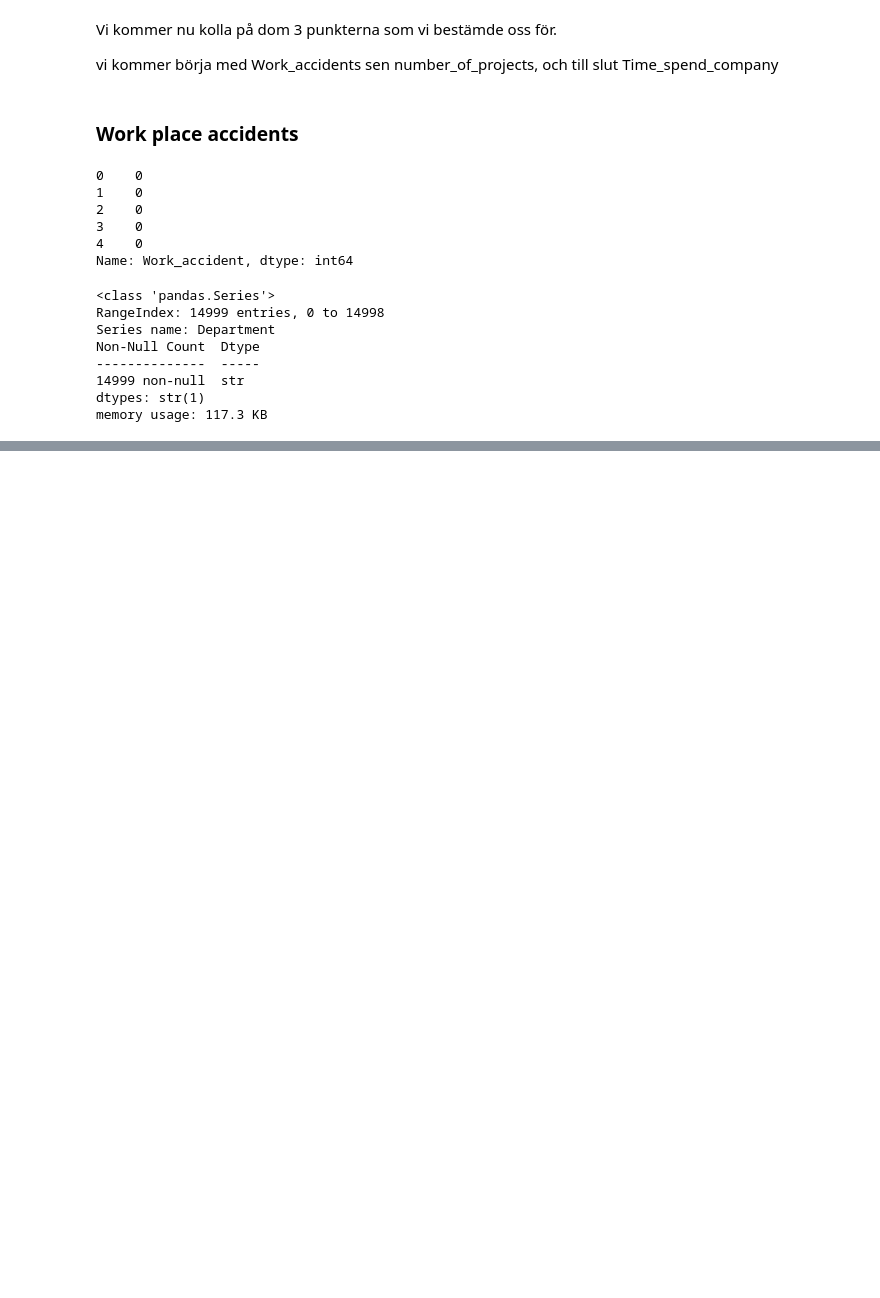
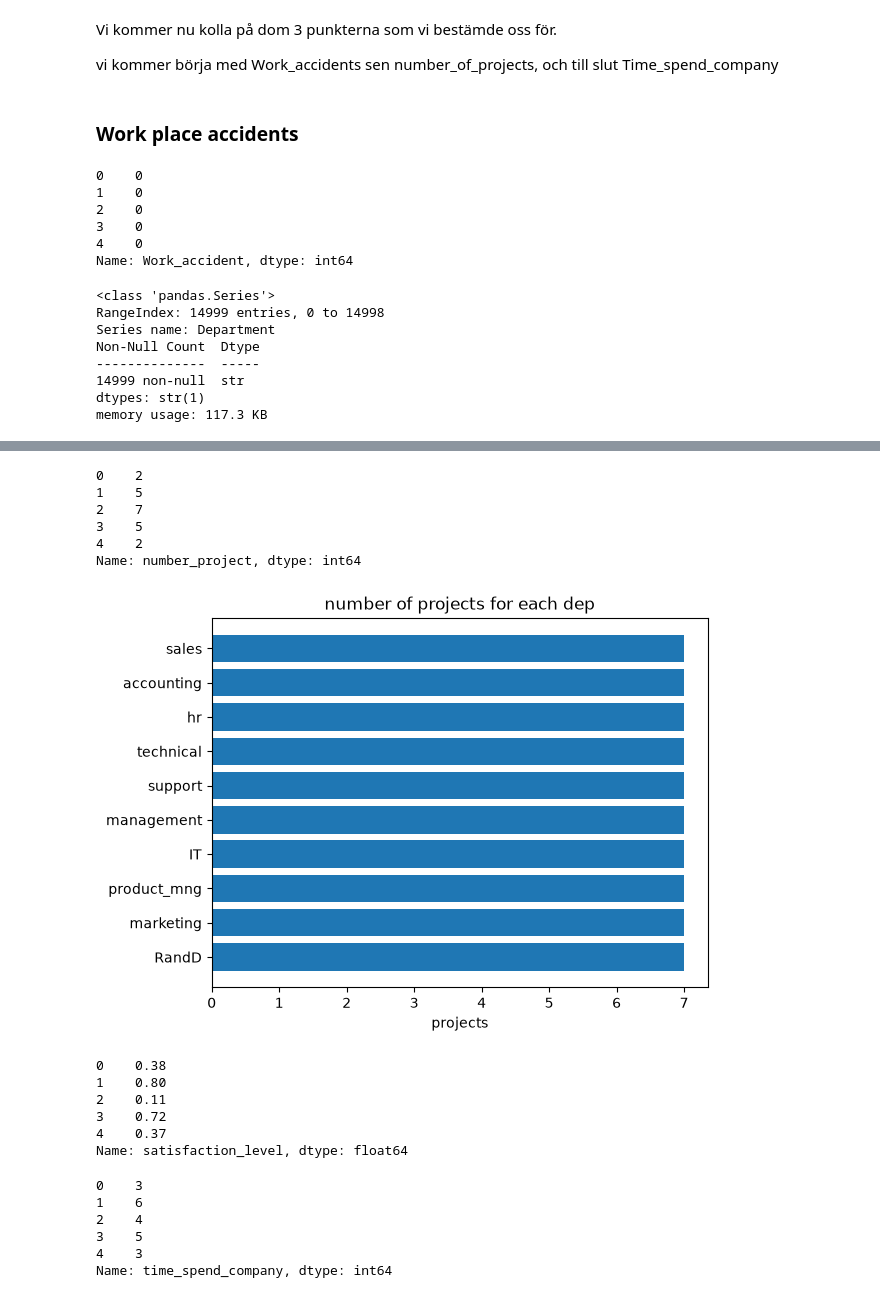
Before and after one commit to M-Renberg/Artificiell-intelligense-course-part-1, a Jupyter notebook: koduppgift3.ipynb, the cells around one changed output, grey strips where cells are left out. Saved outputs shown, nothing was run; the diff lists cells and outputs as text; code cells hidden in the pictures; blank space fills up the shorter version.

```diff
--- a/koduppgift3.ipynb
+++ b/koduppgift3.ipynb
@@ -93,0 +95,22 @@ plt.show()
+# %%
+pj = df['number_project']
+
+pj.head()
+# %% [output]
+0    2
+1    5
+2    7
+3    5
+4    2
+Name: number_project, dtype: int64
+# %%
+fig, ax = plt.subplots()
+
+ax.barh(de, pj, align='center')
+ax.yaxis.set_inverted(True)
+ax.set_xlabel('projects')
+ax.set_title('number of projects for each dep')
+
+plt.show()
+# %% [output]
+[figure, added]
@@ -93,0 +121,18 @@ plt.show()
+# %%
+sl.head(5)
+# %% [output]
+0    0.38
+1    0.80
+2    0.11
+3    0.72
+4    0.37
+Name: satisfaction_level, dtype: float64
+# %%
+tsc.head(5)
+# %% [output]
+0    3
+1    6
+2    4
+3    5
+4    3
+Name: time_spend_company, dtype: int64
```
Also changed, not shown: parts of 9 cells of this notebook.
